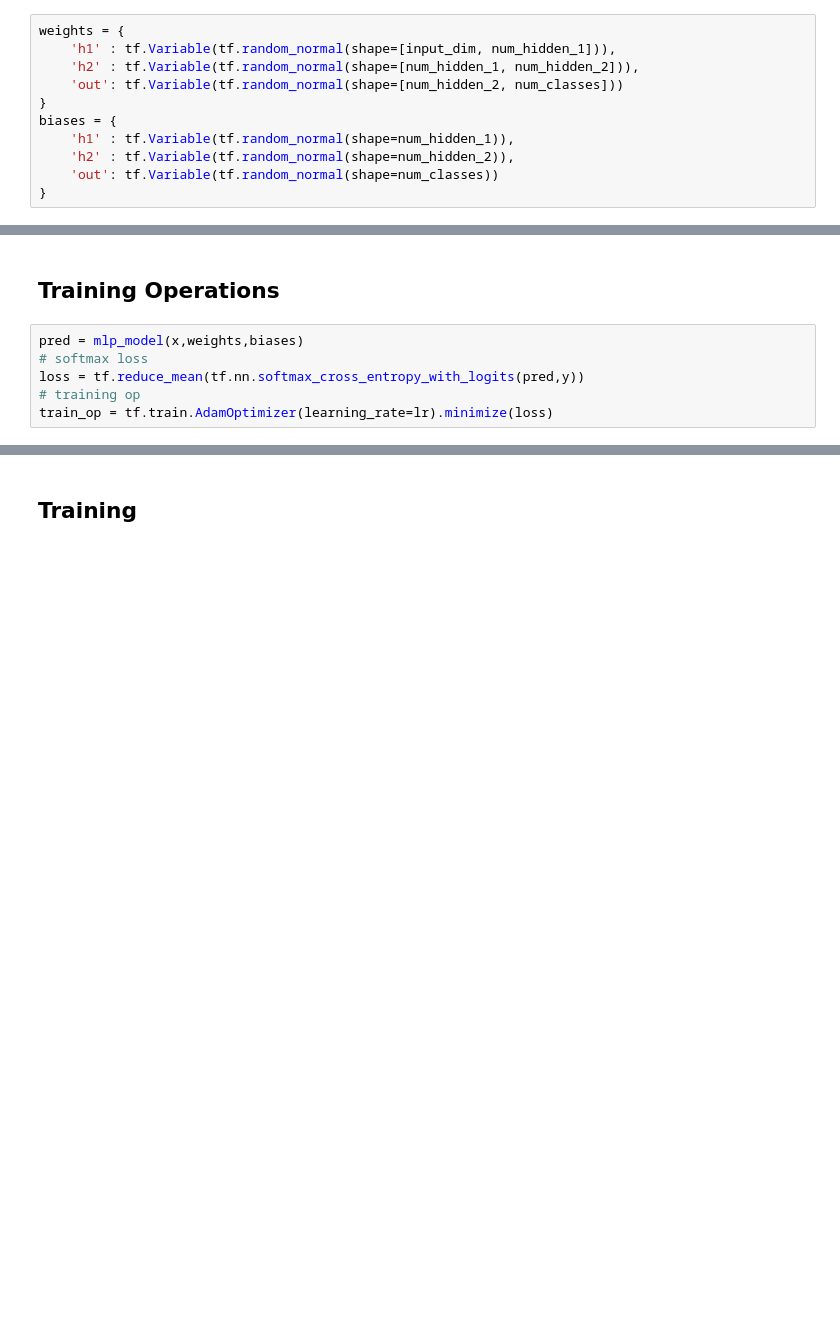
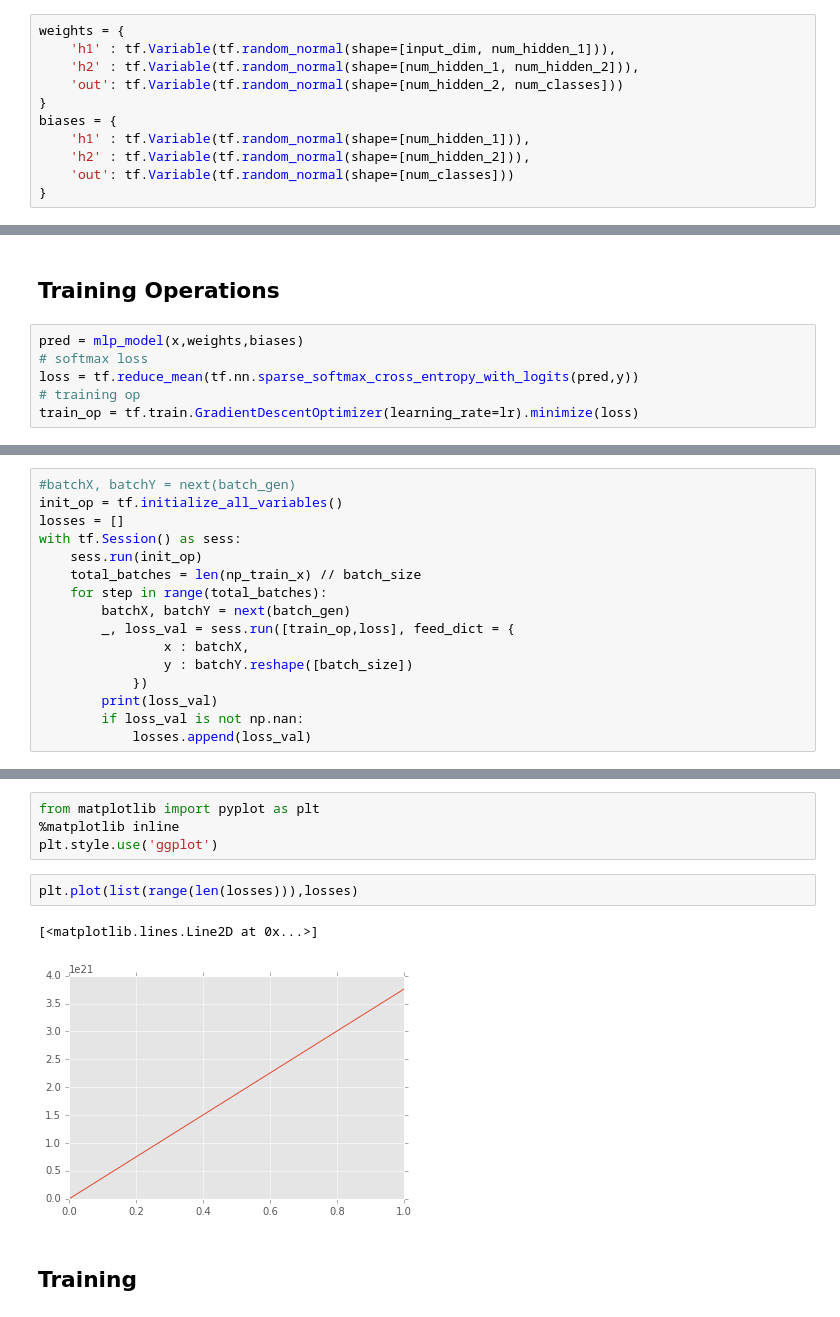
Before and after one commit to suriyadeepan/NetCla, a Jupyter notebook: notebook/NetCla Challenge.ipynb, the cells around one changed output, grey strips where cells are left out. Drawn from its saved outputs; the diff is of its cells as text; blank space fills up the shorter version.

Commit message:
one-hot solved with sparse_entropy; getting nan for cross entropy

```diff
--- a/notebook/NetCla Challenge.ipynb
+++ b/notebook/NetCla Challenge.ipynb
@@ -122,9 +71,9 @@ weights = {
     'out': tf.Variable(tf.random_normal(shape=[num_hidden_2, num_classes]))
 }
 biases = {
-    'h1' : tf.Variable(tf.random_normal(shape=num_hidden_1)),
-    'h2' : tf.Variable(tf.random_normal(shape=num_hidden_2)),
-    'out': tf.Variable(tf.random_normal(shape=num_classes))
+    'h1' : tf.Variable(tf.random_normal(shape=[num_hidden_1])),
+    'h2' : tf.Variable(tf.random_normal(shape=[num_hidden_2])),
+    'out': tf.Variable(tf.random_normal(shape=[num_classes]))
 }
 # %% [markdown]
 ### Create model
@@ -138,6 +87,6 @@ def mlp_model(_X, weights, biases):
 # %%
 pred = mlp_model(x,weights,biases)
 # softmax loss
-loss = tf.reduce_mean(tf.nn.softmax_cross_entropy_with_logits(pred,y))
+loss = tf.reduce_mean(tf.nn.sparse_softmax_cross_entropy_with_logits(pred,y))
 # training op
-train_op = tf.train.AdamOptimizer(learning_rate=lr).minimize(loss)
+train_op = tf.train.GradientDescentOptimizer(learning_rate=lr).minimize(loss)
@@ -143,0 +95,16 @@ train_op = tf.train.AdamOptimizer(learning_rate=lr).minimize(loss)
+# %%
+#batchX, batchY = next(batch_gen)
+init_op = tf.initialize_all_variables()
+losses = []
+with tf.Session() as sess:
+    sess.run(init_op)
+    total_batches = len(np_train_x) // batch_size
+    for step in range(total_batches):
+        batchX, batchY = next(batch_gen)
+        _, loss_val = sess.run([train_op,loss], feed_dict = {
+                x : batchX,
+                y : batchY.reshape([batch_size])
+            })
+        print(loss_val)
+        if loss_val is not np.nan:
+            losses.append(loss_val)
@@ -144,3 +130,12 @@ train_op = tf.train.AdamOptimizer(learning_rate=lr).minimize(loss)
+# %%
+from matplotlib import pyplot as plt
+%matplotlib inline
+plt.style.use('ggplot')
+# %%
+plt.plot(list(range(len(losses))),losses)
+# %% [output]
+[<matplotlib.lines.Line2D at 0x...>]
+[figure, added]
 # %% [markdown]
 ## Training
 # %%
```
Also changed, not shown: parts of 17 cells of this notebook.
